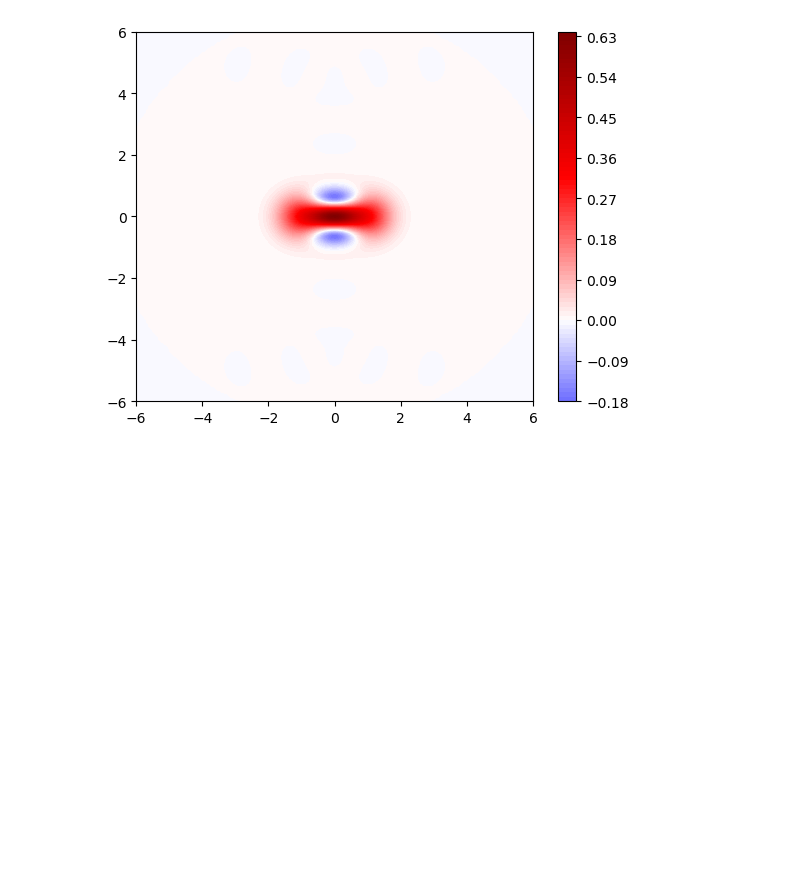
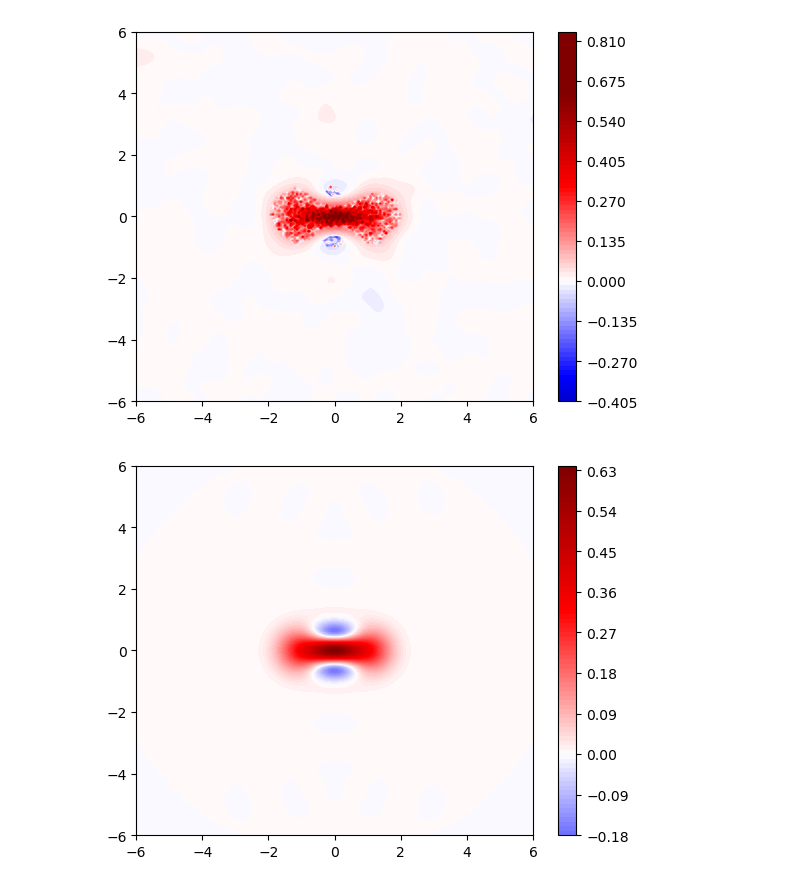
Before and after one commit to Manant02/ETH-Hackathon-2025-AandB, a Jupyter notebook: workspaces/Fabian/TaskC.ipynb, the cells around one changed output. Cells and saved outputs as stored; diff of their text form; code cells hidden in the pictures; blank space fills up the shorter version.

```diff
--- a/workspaces/Fabian/TaskC.ipynb
+++ b/workspaces/Fabian/TaskC.ipynb
@@ -38,3 +65,39 @@ plot_wigner(xvec, yvec, wigner_noisy)
+# %%
+import numpy as np
+from scipy.ndimage import gaussian_filter, uniform_filter
+
+# assume wigner_noisy is your 2D array
+
+# 1. build binary masks of positive and negative
+pos_mask = (wigner_noisy > 0).astype(float)
+neg_mask = (wigner_noisy < 0).astype(float)
+
+# 2. choose a window size (in pixels) over which to look for clusters
+win = 11   # e.g. 11×11 neighborhood
+
+# 3. compute local counts (actually local fractions) of positives/negatives
+# uniform_filter sums (here since mask is 0/1, it gives count) then we normalize by total window size
+local_pos_frac = uniform_filter(pos_mask, size=win)
+local_neg_frac = uniform_filter(neg_mask, size=win)
+
+# 4. define your cluster thresholds
+# for instance, if more than 50% of the window is positive (resp. negative):
+thr = 0.4
+
+cluster_mask = (local_pos_frac > thr) & (local_neg_frac > thr)
+
+# 5. make a heavily‐smoothed version of the whole noisy Wigner
+smooth_heavy = gaussian_filter(wigner_noisy, sigma=5)
+
+# 6. combine: apply the heavy smooth only inside clusters
+wigner_denoised = wigner_noisy.copy()
+wigner_denoised_np=np.array(wigner_denoised)
+wigner_denoised_np[cluster_mask] = smooth_heavy[cluster_mask]
+
+# 7. plot
+plot_wigner(xvec, yvec, wigner_denoised_np)
+# %% [output]
+[figure, added]
 # %%
 plot_wigner(xvec, yvec, wigner)
 # %% [output]
```
Also changed, not shown: parts of 12 cells of this notebook, 3 other files.
